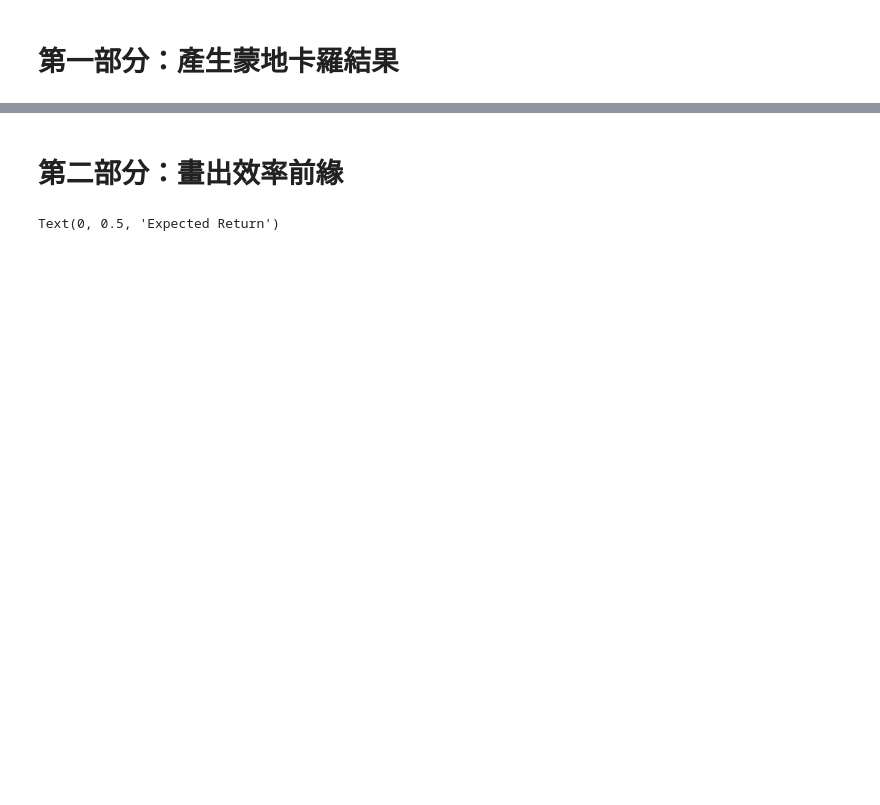
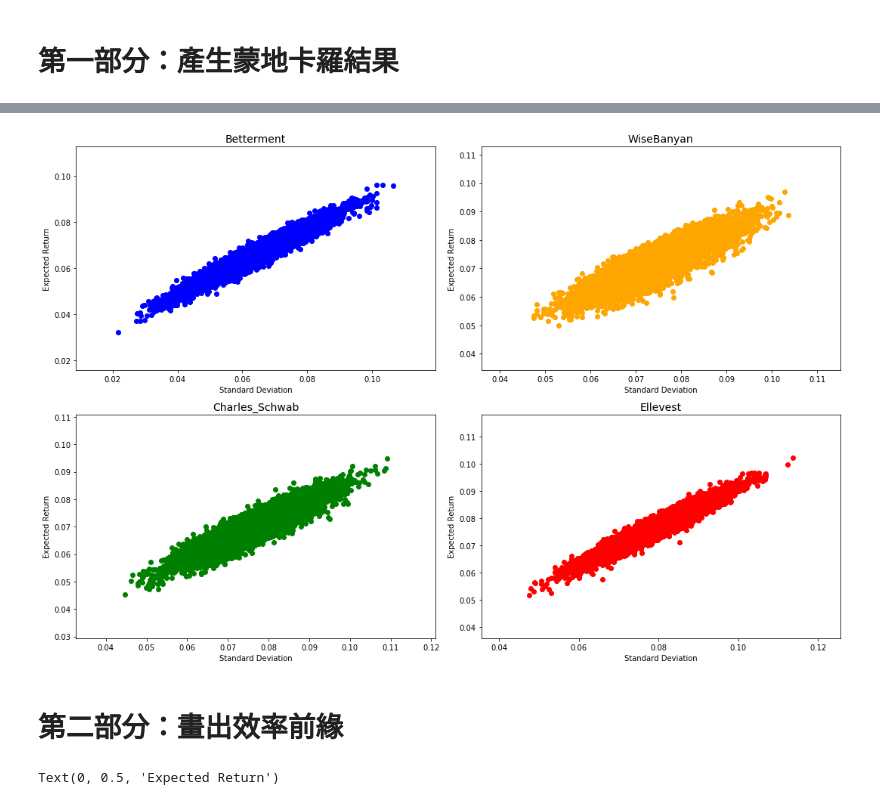
Before and after one commit to kanglee83/Python-Program, a Jupyter notebook: 107-2 Studies of Robo Advisors/HW1 MonteCarlo for funds' asset pool/Efficient Frontier.ipynb, the cells around one changed output, grey strips where cells are left out. Cells and saved outputs as stored; diff of their text form; code cells hidden in the pictures; blank space fills up the shorter version.

```diff
--- a/107-2 Studies of Robo Advisors/HW1 MonteCarlo for funds' asset pool/Efficient Frontier.ipynb
+++ b/107-2 Studies of Robo Advisors/HW1 MonteCarlo for funds' asset pool/Efficient Frontier.ipynb
@@ -88,3 +100,20 @@ How many times of MonteCarlo you want for each company?
+# %%
+f, ax = plt.subplots(2, 2, figsize=(15,10))
+
+ax[0,0].scatter(all_data[name[0]]['stdev'], all_data[name[0]]['mean'], c = 'blue')
+ax[0,1].scatter(all_data[name[1]]['stdev'], all_data[name[1]]['mean'], c = 'orange')
+ax[1,0].scatter(all_data[name[2]]['stdev'], all_data[name[2]]['mean'], c = 'green')
+ax[1,1].scatter(all_data[name[3]]['stdev'], all_data[name[3]]['mean'], c = 'red')
+
+for i in [0, 1]:
+    for j in [0, 1]:
+        ax[i,j].set_xlabel('Standard Deviation')
+        ax[i,j].set_ylabel('Expected Return')
+        ax[i,j].set_title(name[(i + 1 if i == 1 else i) + j], size = 14)
+
+plt.tight_layout()
+# %% [output]
+[figure, added]
 # %% [markdown]
 # 第二部分：畫出效率前緣
 # %%
```
Also changed, not shown: parts of 8 cells of this notebook.
